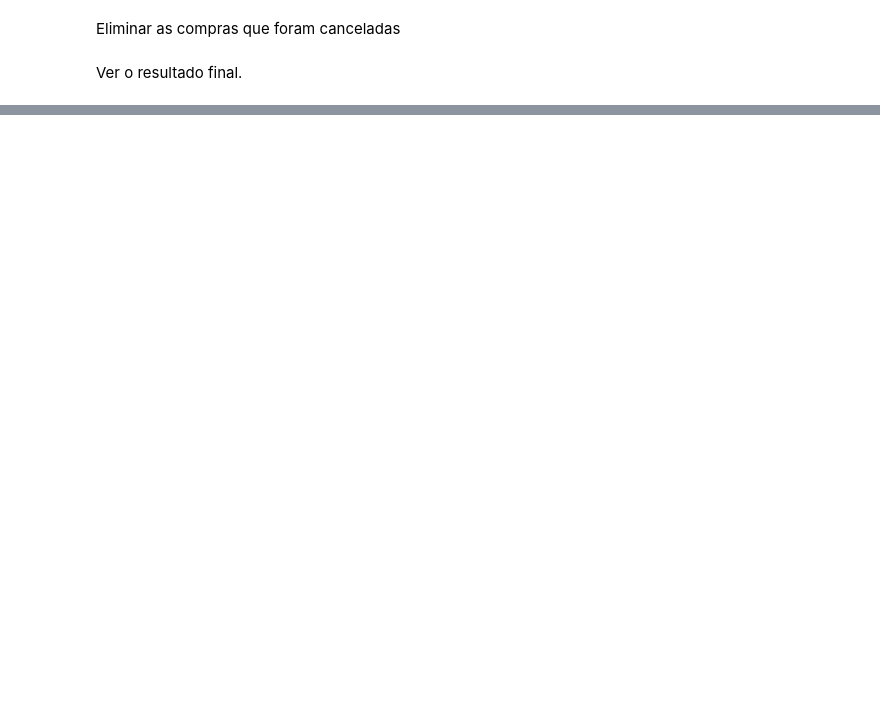
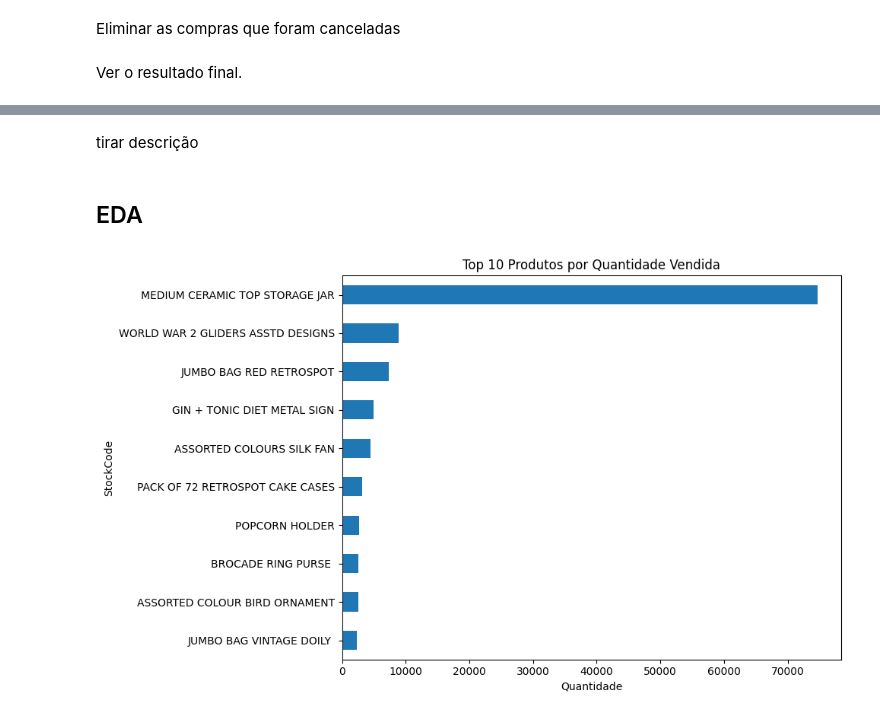
Before and after one commit to rafaelaferr04/online-retail-recommendation-system, a Jupyter notebook: Notebook_OnlineRetail.ipynb, the cells around one changed output, grey strips where cells are left out. Cells and saved outputs as stored; diff of their text form; code cells hidden in the pictures; blank space fills up the shorter version.

```diff
--- a/Notebook_OnlineRetail.ipynb
+++ b/Notebook_OnlineRetail.ipynb
@@ -315,0 +339,4 @@ memory usage: 2.6+ MB
+# %%
+# Remover quantidades e preços inválidos
+df = df[df['Quantity'] > 0]
+df = df[df['UnitPrice'] > 0]
@@ -315,0 +345,3 @@ memory usage: 2.6+ MB
+# %%
+# Criar coluna Revenue
+df['Revenue'] = df['Quantity'] * df['UnitPrice']
@@ -315,0 +357,2 @@ memory usage: 2.6+ MB
+# %% [markdown]
+tirar descrição
@@ -315,0 +362,13 @@ memory usage: 2.6+ MB
+# %% [markdown]
+## EDA
+# %%
+import matplotlib.pyplot as plt
+# Top 10 produtos por quantidade vendida
+top_qty = df.groupby('StockCode')['Quantity'].sum().sort_values(ascending=False).head(10)
+desc_map = df.groupby('StockCode')['Description'].agg(lambda x: x.mode()[0])
+top_qty.index = top_qty.index.map(desc_map)
+top_qty.sort_values().plot(kind='barh', figsize=(10, 6), title='Top 10 Produtos por Quantidade Vendida')
+plt.xlabel('Quantidade')
+plt.tight_layout(); plt.show()
+# %% [output]
+[figure, added]
```
Also changed, not shown: parts of 32 cells of this notebook.
